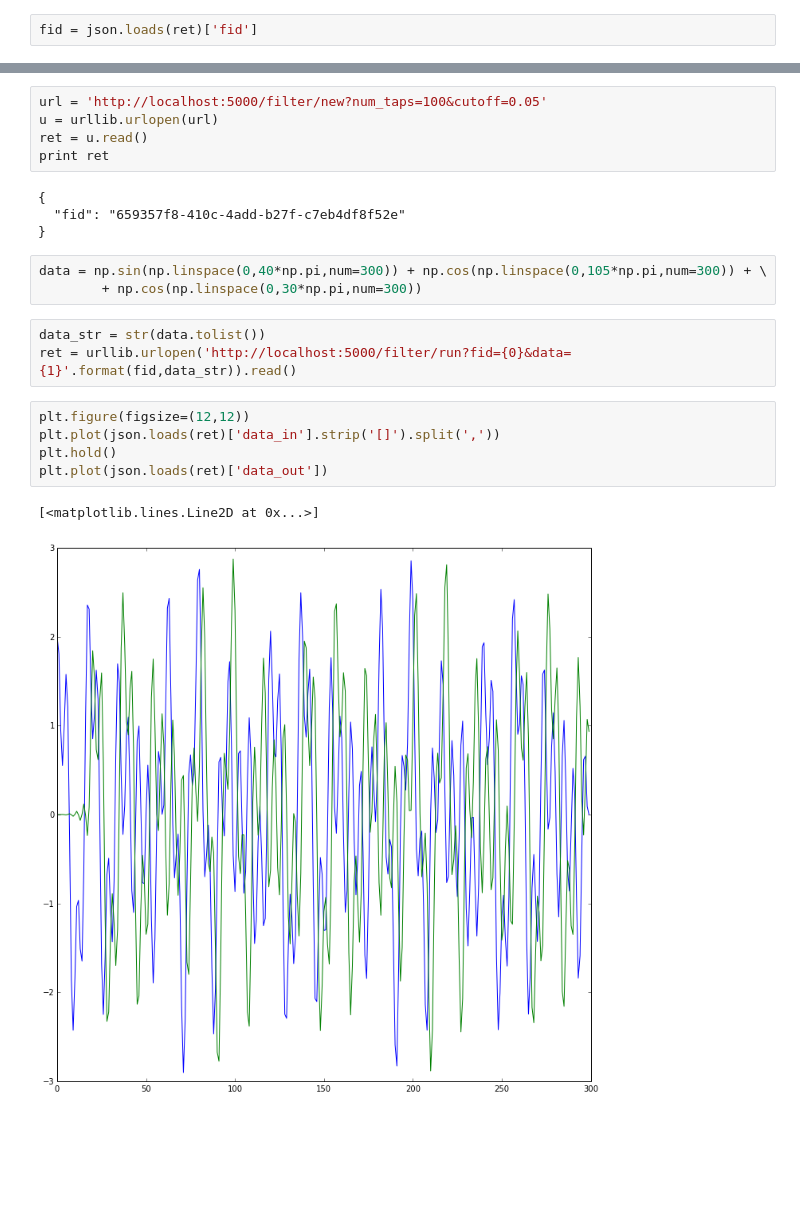
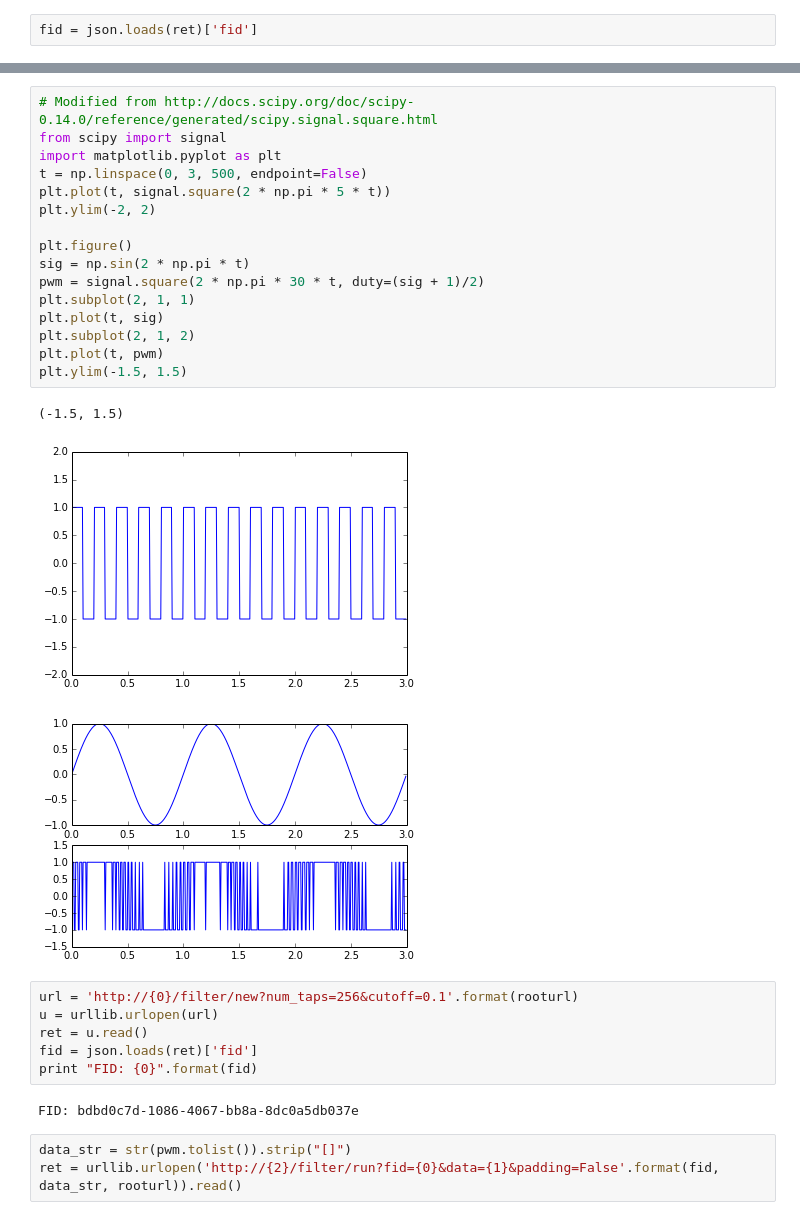
Before and after one commit to gallamine/filtering_site, a Jupyter notebook: Test Filter API.ipynb, the cells around one changed output, grey strips where cells are left out. Saved outputs shown, nothing was run; the diff lists cells and outputs as text; blank space fills up the shorter version.

```diff
--- a/Test Filter API.ipynb
+++ b/Test Filter API.ipynb
@@ -36,23 +115,31 @@ plt.plot(json.loads(ret)['data_out'])
+# %%
+# Modified from http://docs.scipy.org/doc/scipy-0.14.0/reference/generated/scipy.signal.square.html
+from scipy import signal
+import matplotlib.pyplot as plt
+t = np.linspace(0, 3, 500, endpoint=False)
+plt.plot(t, signal.square(2 * np.pi * 5 * t))
+plt.ylim(-2, 2)
+
+plt.figure()
+sig = np.sin(2 * np.pi * t)
+pwm = signal.square(2 * np.pi * 30 * t, duty=(sig + 1)/2)
+plt.subplot(2, 1, 1)
+plt.plot(t, sig)
+plt.subplot(2, 1, 2)
+plt.plot(t, pwm)
+plt.ylim(-1.5, 1.5)
+# %% [output]
+(-1.5, 1.5)
+[figure, added]
+[figure, added]
 # %%
-url = 'http://localhost:5000/filter/new?num_taps=100&cutoff=0.05'
+url = 'http://{0}/filter/new?num_taps=256&cutoff=0.1'.format(rooturl)
 u = urllib.urlopen(url)
 ret = u.read()
-print ret
+fid = json.loads(ret)['fid']
+print "FID: {0}".format(fid)
 # %% [output]
-{
-  "fid": "659357f8-410c-4add-b27f-c7eb4df8f52e"
-}
+FID: bdbd0c7d-1086-4067-bb8a-8dc0a5db037e
-# %%
-data = np.sin(np.linspace(0,40*np.pi,num=300)) + np.cos(np.linspace(0,105*np.pi,num=300)) + \
-        + np.cos(np.linspace(0,30*np.pi,num=300))
 # %%
-data_str = str(data.tolist())
-ret = urllib.urlopen('http://localhost:5000/filter/run?fid={0}&data={1}'.format(fid,data_str)).read()
+data_str = str(pwm.tolist()).strip("[]")
+ret = urllib.urlopen('http://{2}/filter/run?fid={0}&data={1}&padding=False'.format(fid, data_str, rooturl)).read()
-# %%
-plt.figure(figsize=(12,12))
-plt.plot(json.loads(ret)['data_in'].strip('[]').split(','))
-plt.hold()
-plt.plot(json.loads(ret)['data_out'])
-# %% [output]
-[<matplotlib.lines.Line2D at 0x...>]
-[figure, removed]
```
Also changed, not shown: parts of 19 cells of this notebook, 2 other files.
